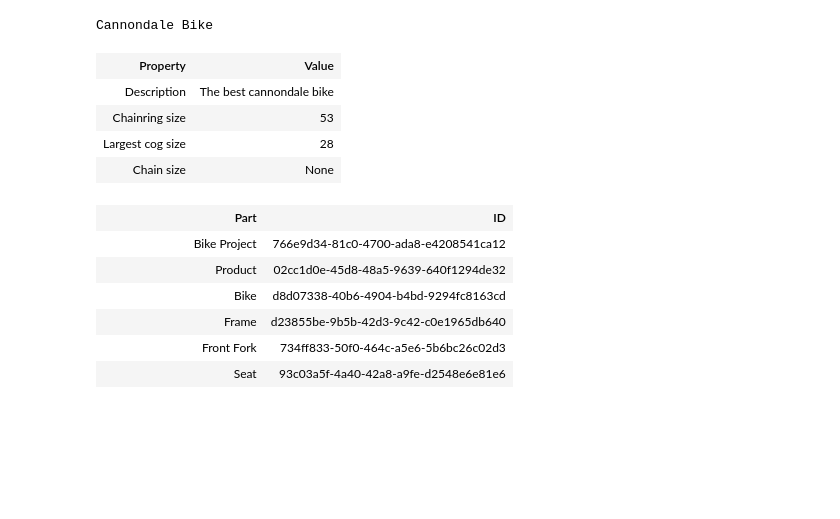
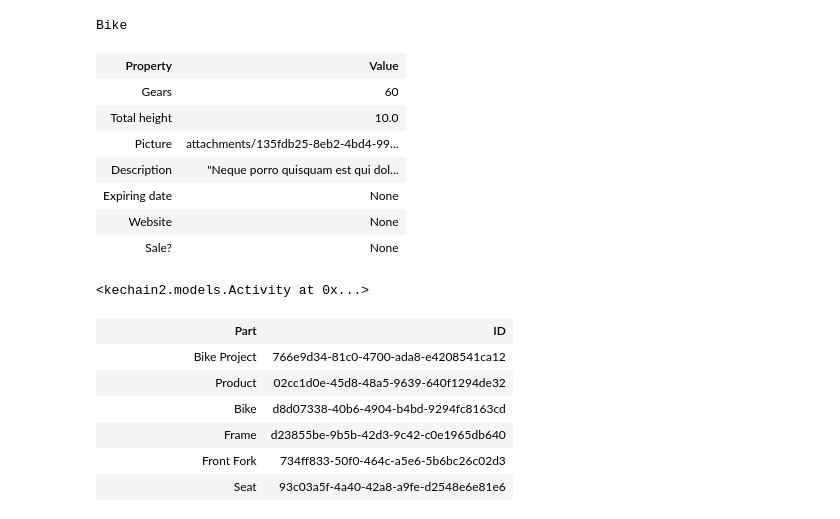
Before and after one commit to KE-works/pykechain, a Jupyter notebook: example2.ipynb, the cells around one changed output. Saved outputs shown, nothing was run; the diff lists cells and outputs as text; code cells hidden in the pictures; blank space fills up the shorter version.

Commit message:
added activity as a model

```diff
--- a/example2.ipynb
+++ b/example2.ipynb
@@ -11,15 +11,22 @@ import kechain2
 
 kechain2.login("***REMOVED***")
 # %%
-project = kechain2.scope('Cannondale Project')
-project.part('Cannondale Bike')
+project = kechain2.scope('Bike Project')
+project.part(pk="d8d07338-40b6-4904-b4bd-9294fc8163cd")
 # %% [output]
-Cannondale Bike
+Bike
 | Property | Value |
-| Description | The best cannondale bike |
-| Chainring size | 53 |
-| Largest cog size | 28 |
-| Chain size | None |
+| Gears | 60 |
+| Total height | 10.0 |
+| Picture | attachments/135fdb25-8eb2-4bd4-99... |
+| Description | "Neque porro quisquam est qui dol... |
+| Expiring date | None |
+| Website | None |
+| Sale? | None |
+# %%
+kechain2.activity("Specify wheel diameter")
+# %% [output]
+<kechain2.models.Activity at 0x...>
 # %%
 for part in kechain2.parts('Bike', category=None):
     print(part.name, part.id)
```
Also changed, not shown: parts of 1 cell of this notebook, 3 other files.
